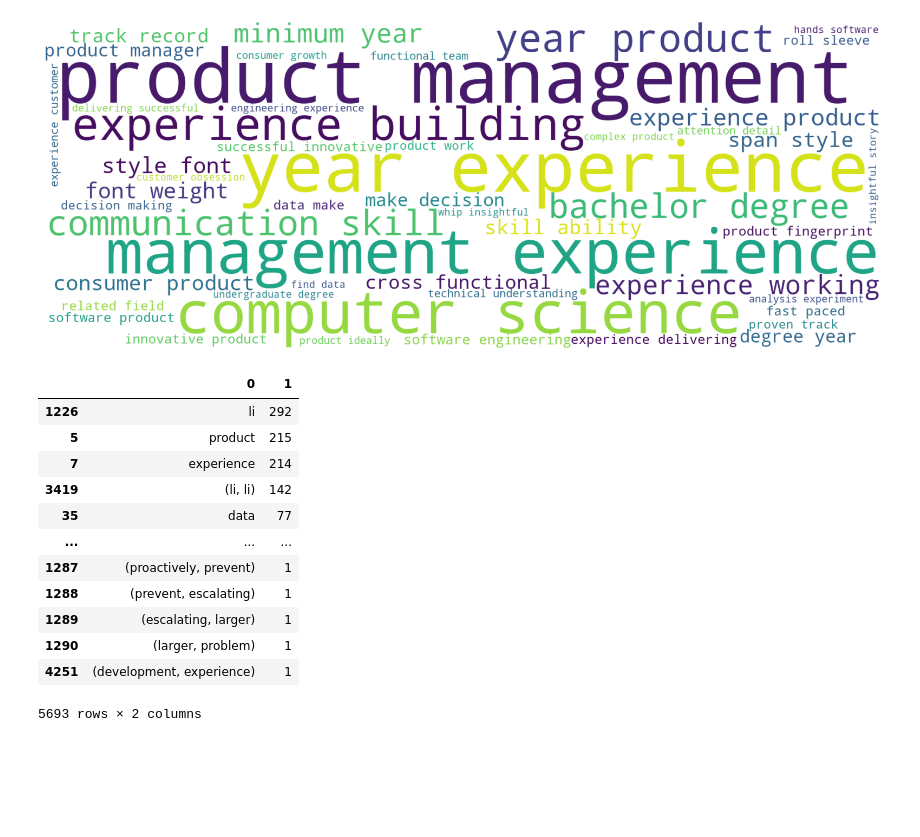
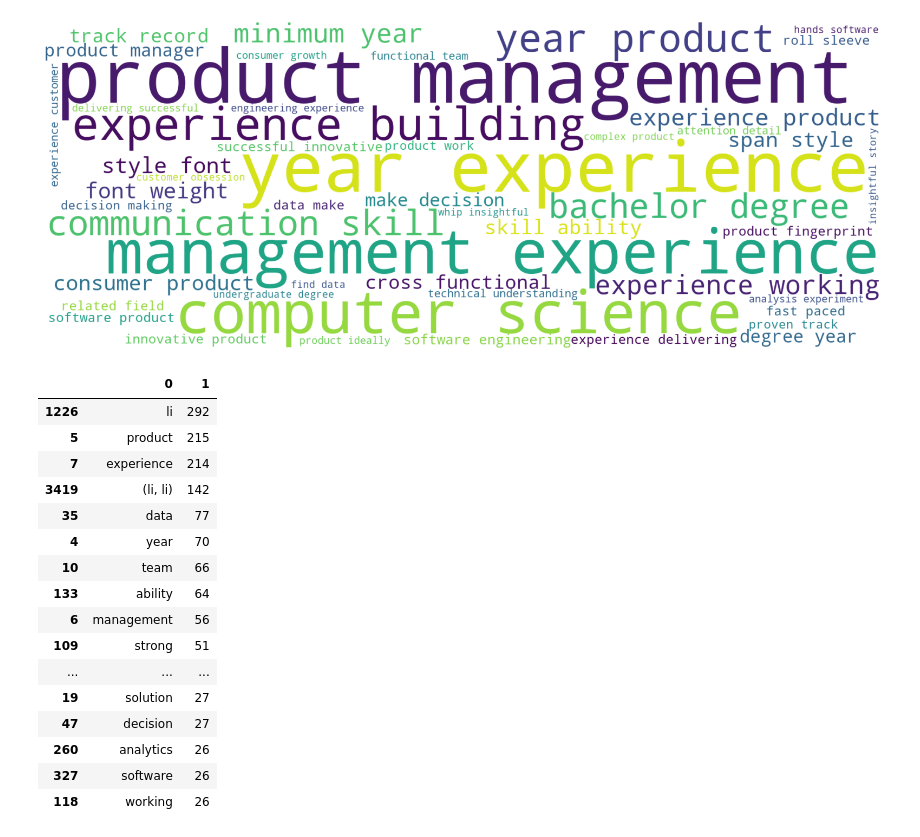
Before and after one commit to SahitiSarva/Job_Description-Analysis, a Jupyter notebook: notebooks/Text-Analysis.ipynb, the cells around one changed output. Cells and saved outputs as stored; diff of their text form; code cells hidden in the pictures; blank space fills up the shorter version.

```diff
--- a/notebooks/Text-Analysis.ipynb
+++ b/notebooks/Text-Analysis.ipynb
@@ -78,3 +96,4 @@ scrape2 = pd.read_csv('../data/requirements_sheet_jd_productthatcount1.csv')
 # %%
-scrape2['processed_terms'] = scrape2['terms'].apply(preprocess_text)
-scrape1['processed_terms'] = scrape1['terms'].apply(preprocess_text)
+# scrape2['processed_terms'] = scrape2['terms'].apply(preprocess_text)
+# scrape1['processed_terms'] = scrape1['terms'].apply(preprocess_text)
+scrape3['processed_terms'] = scrape3['terms'].apply(preprocess_text)
@@ -141,18 +163,22 @@ plt.show()
 # %%
-freq.sort_values(by=1, ascending = False)
+freq.sort_values(by=1, ascending = False).head(30)
 # %% [output]
 |  | 0 | 1 |
 | 1226 | li | 292 |
 | 5 | product | 215 |
 | 7 | experience | 214 |
 | 3419 | (li, li) | 142 |
 | 35 | data | 77 |
+| 4 | year | 70 |
+| 10 | team | 66 |
+| 133 | ability | 64 |
+| 6 | management | 56 |
+| 109 | strong | 51 |
 | ... | ... | ... |
-| 1287 | (proactively, prevent) | 1 |
-| 1288 | (prevent, escalating) | 1 |
-| 1289 | (escalating, larger) | 1 |
-| 1290 | (larger, problem) | 1 |
-| 4251 | (development, experience) | 1 |
+| 19 | solution | 27 |
+| 47 | decision | 27 |
+| 260 | analytics | 26 |
+| 327 | software | 26 |
+| 118 | working | 26 |
-5693 rows × 2 columns
 # %%
 freq.to_excel("../data/Freq_Ana.xlsx")
```
Also changed, not shown: parts of 7 cells of this notebook, 8 other files.
